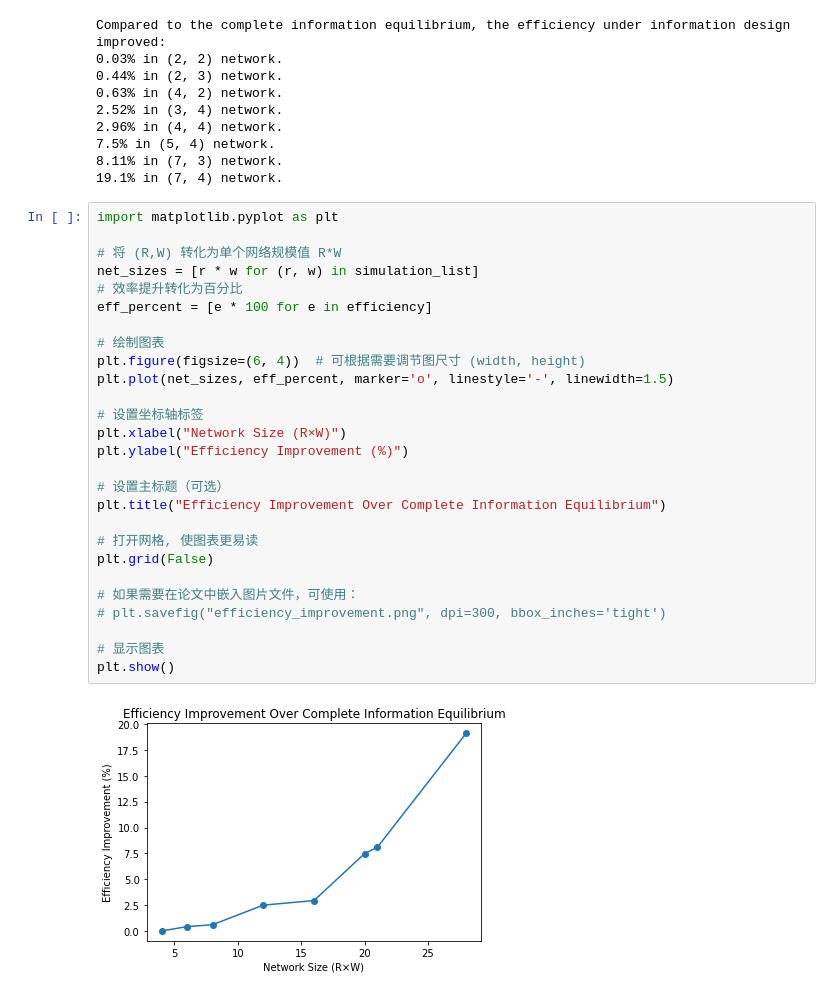
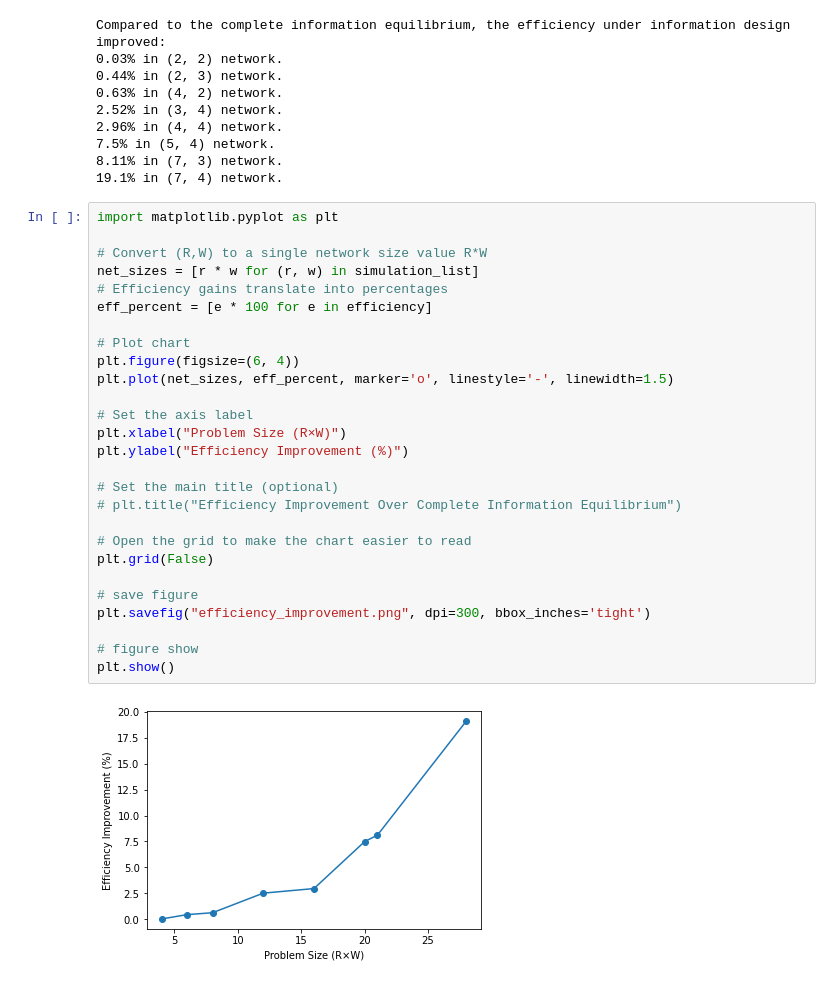
Before and after one commit to huangzili2015/code-for-the-paper-information-design, a Jupyter notebook: plot_info_design_diff_network_size.ipynb, the cells around one changed output. Drawn from its saved outputs; the diff is of its cells as text.

```diff
--- a/plot_info_design_diff_network_size.ipynb
+++ b/plot_info_design_diff_network_size.ipynb
@@ -693,29 +684,29 @@ Compared to the complete information equilibrium, the efficiency under informati
 # %%
 import matplotlib.pyplot as plt
 
-# 将 (R,W) 转化为单个网络规模值 R*W
+# Convert (R,W) to a single network size value R*W
 net_sizes = [r * w for (r, w) in simulation_list]
-# 效率提升转化为百分比
+# Efficiency gains translate into percentages
 eff_percent = [e * 100 for e in efficiency]
 
-# 绘制图表
-plt.figure(figsize=(6, 4))  # 可根据需要调节图尺寸 (width, height)
+# Plot chart
+plt.figure(figsize=(6, 4))
 plt.plot(net_sizes, eff_percent, marker='o', linestyle='-', linewidth=1.5)
 
-# 设置坐标轴标签
-plt.xlabel("Network Size (R×W)")
+# Set the axis label
+plt.xlabel("Problem Size (R×W)")
 plt.ylabel("Efficiency Improvement (%)")
 
-# 设置主标题（可选）
-plt.title("Efficiency Improvement Over Complete Information Equilibrium")
+# Set the main title (optional)
+# plt.title("Efficiency Improvement Over Complete Information Equilibrium")
 
-# 打开网格, 使图表更易读
+# Open the grid to make the chart easier to read
 plt.grid(False)
 
-# 如果需要在论文中嵌入图片文件，可使用：
-# plt.savefig("efficiency_improvement.png", dpi=300, bbox_inches='tight')
+# save figure
+plt.savefig("efficiency_improvement.png", dpi=300, bbox_inches='tight')
 
-# 显示图表
+# figure show
 plt.show()
 # %% [output]
-[figure, old version]
+[figure, new version]
```
Also changed, not shown: parts of 1 cell of this notebook.
